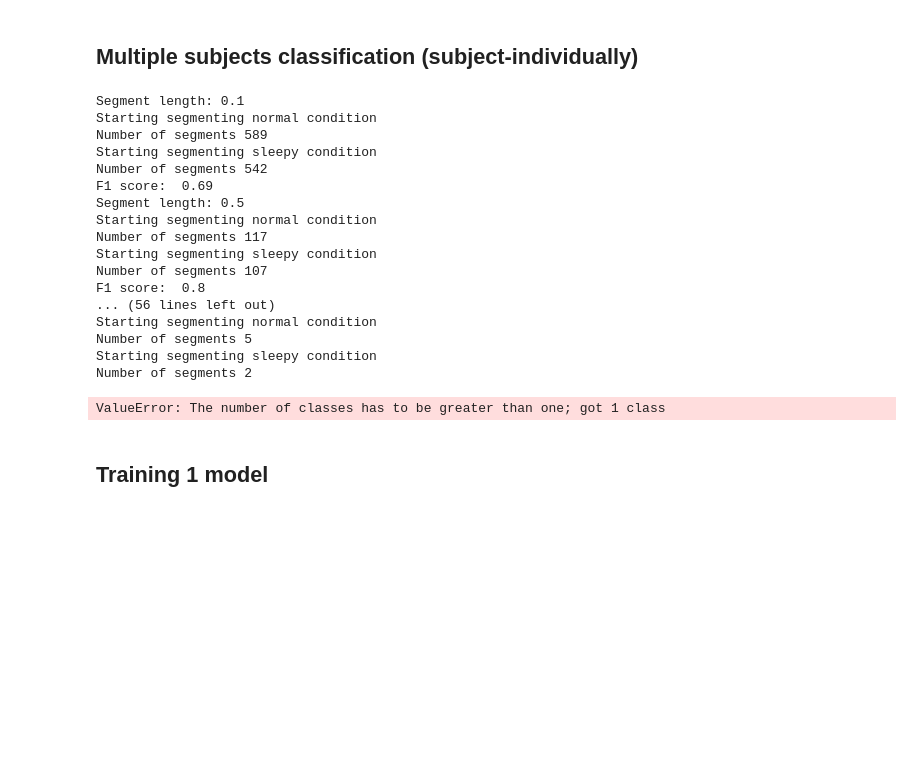
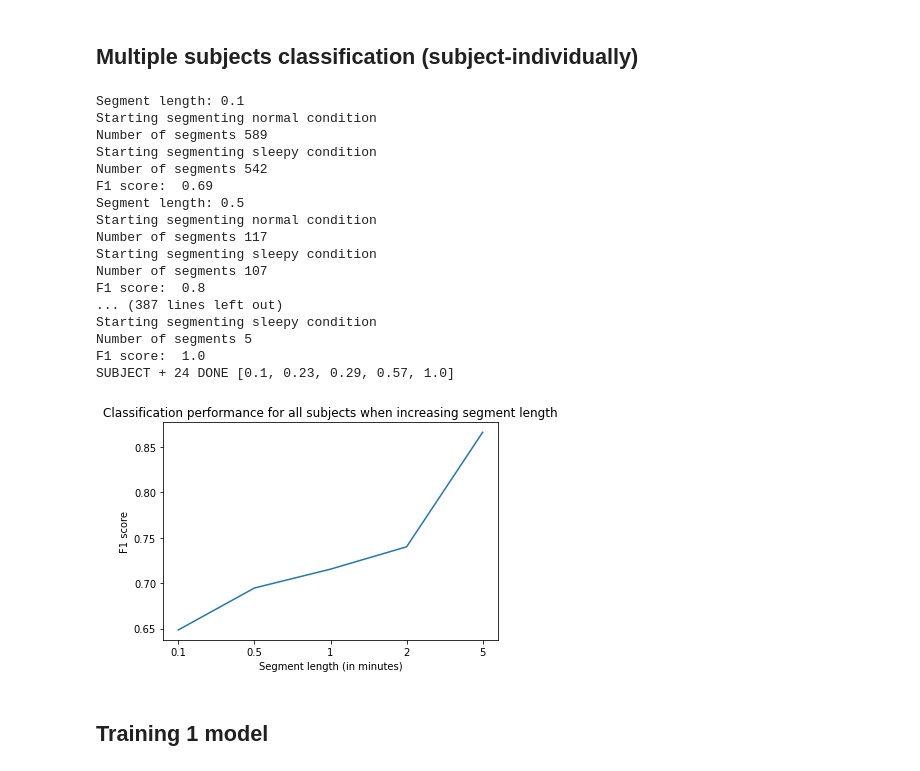
Before and after one commit to fruste/driver-drowsiness, a Jupyter notebook: code/classification.ipynb, the cells around one changed output. Saved outputs shown, nothing was run; the diff lists cells and outputs as text; code cells hidden in the pictures; blank space fills up the shorter version.

```diff
--- a/code/classification.ipynb
+++ b/code/classification.ipynb
@@ -127,29 +110,29 @@ def multi_subjects(subjects, threshold, min_list):
     plt.savefig('../final_figures/class_f1_analysis_poly.jpg')
     plt.show()
 # %%
-subjects = [1,3,4,6,7,9,10,11,12,14,15,16,22,23,24,25]
+subjects = [1,3,4,6,7,9,10,12,14,15,22,23,24]
 threshold = 10
-min_list = [0.1,0.5,1,2,4,8]
+min_list = [0.1,0.5,1,2,5]
 multi_subjects(subjects, threshold, min_list)
 # %% [output]
 Segment length: 0.1
 Starting segmenting normal condition
 Number of segments 589
 Starting segmenting sleepy condition
 Number of segments 542
 F1 score:  0.69
 Segment length: 0.5
 Starting segmenting normal condition
 Number of segments 117
 Starting segmenting sleepy condition
 Number of segments 107
 F1 score:  0.8
-... (56 lines left out)
-Starting segmenting normal condition
+... (387 lines left out)
+Starting segmenting sleepy condition
 Number of segments 5
-Starting segmenting sleepy condition
-Number of segments 2
+F1 score:  1.0
+SUBJECT + 24 DONE [0.1, 0.23, 0.29, 0.57, 1.0]
-ValueError: The number of classes has to be greater than one; got 1 class
+[figure, added]
 # %% [markdown]
 ## Training 1 model
 # %%
```
Also changed, not shown: parts of 2 cells of this notebook, 2 other files.
